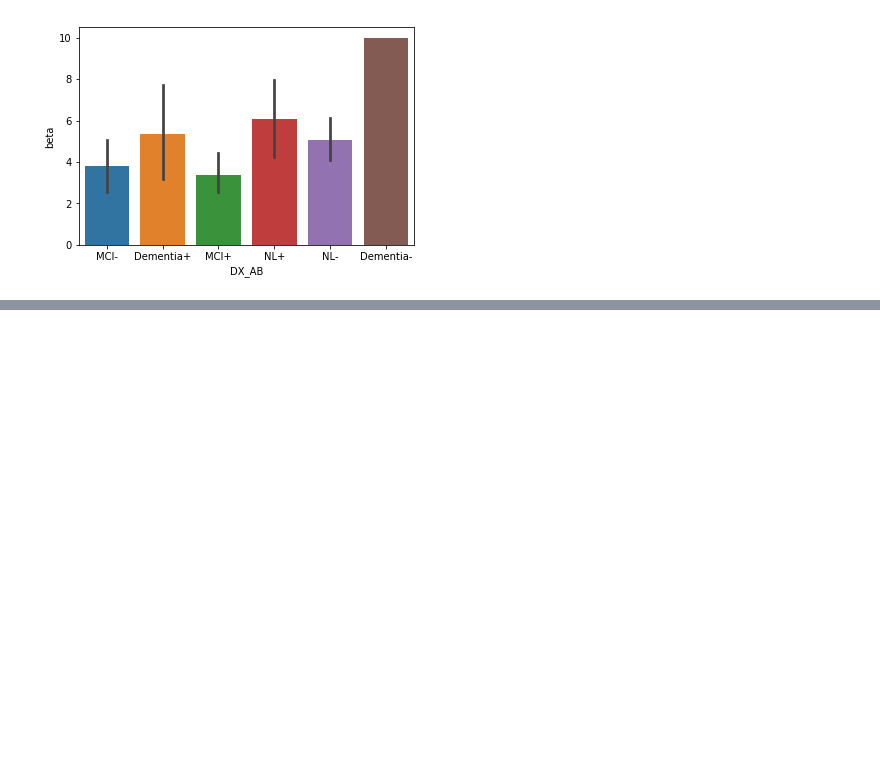
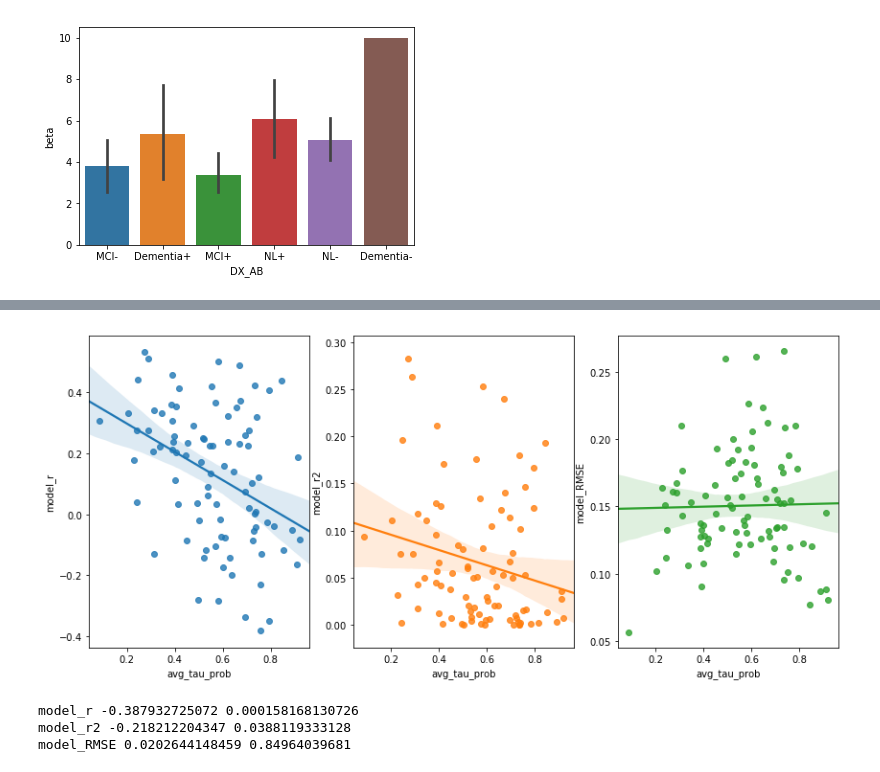
Before and after one commit to illdopejake/hack_projects, a Jupyter notebook: ESM_evaluation_code.ipynb, the cells around one changed output, grey strips where cells are left out. Saved outputs shown, nothing was run; the diff lists cells and outputs as text; code cells hidden in the pictures; blank space fills up the shorter version.

```diff
--- a/ESM_evaluation_code.ipynb
+++ b/ESM_evaluation_code.ipynb
@@ -250,0 +292,16 @@ for col in res.columns[:10]:
+# %%
+# look at relationship between total tau(P) and model fit params
+plt.close()
+fig, axes = plt.subplots(ncols=3,sharex=True,figsize = (14,6))
+for i,col in enumerate(res.columns[:3]):
+    sns.regplot('avg_tau_prob', col, data=res, ax = axes[i])
+
+plt.show()
+for col in res.columns[:3]:
+    r,p = stats.pearsonr(res[col], res['avg_tau_prob'])
+    print(col,r,p)
+# %% [output]
+[figure, added]
+model_r -0.387932725072 0.000158168130726
+model_r2 -0.218212204347 0.0388119333128
+model_RMSE 0.0202644148459 0.84964039681
```
Also changed, not shown: parts of 12 cells of this notebook, 3 other files.
